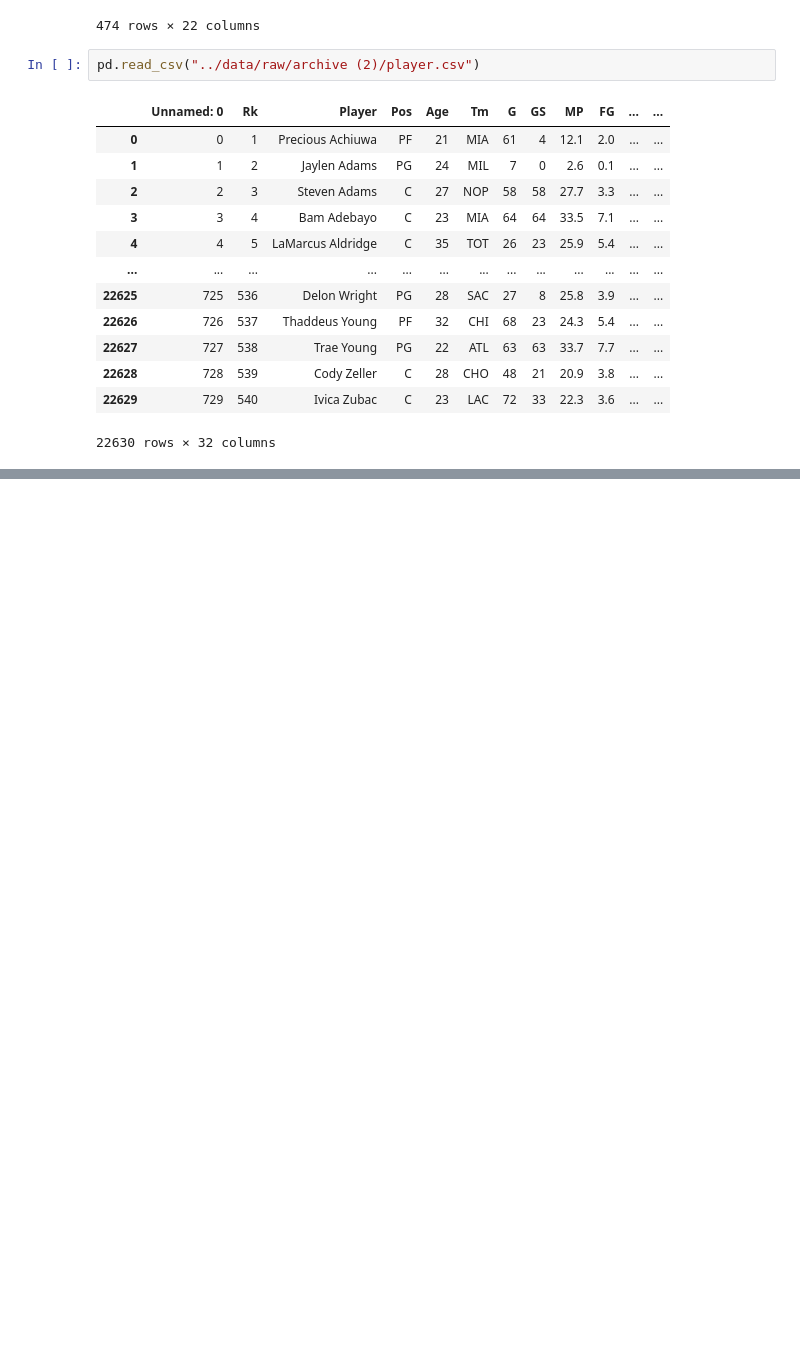
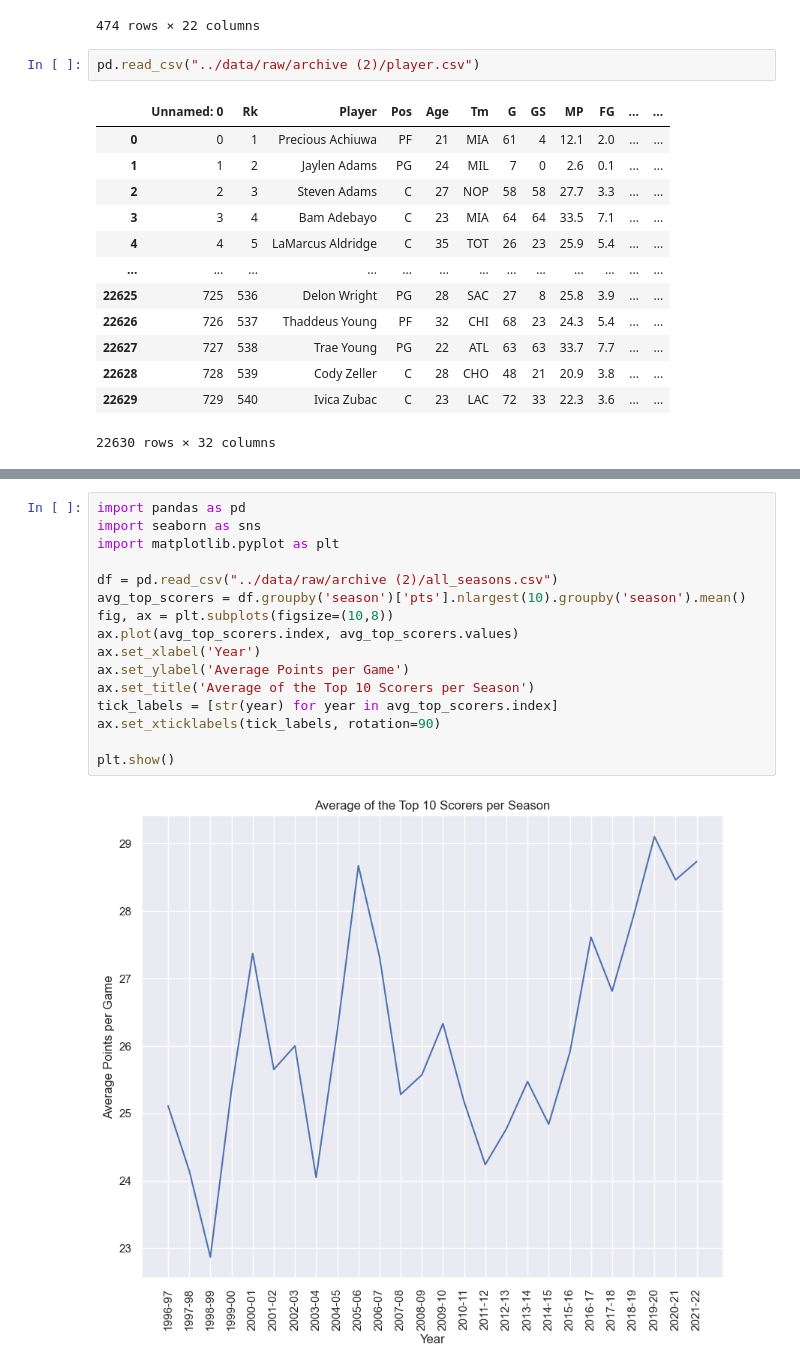
Before and after one commit to ubco-W2022T2-data301/project-group-group39, a Jupyter notebook: analysis/analysis3.ipynb, the cells around one changed output, grey strips where cells are left out. Cells and saved outputs as stored; diff of their text form; blank space fills up the shorter version.

```diff
--- a/analysis/analysis3.ipynb
+++ b/analysis/analysis3.ipynb
@@ -75,0 +117,18 @@ pd.read_csv("../data/raw/archive (2)/teams.csv")
+# %%
+import pandas as pd
+import seaborn as sns
+import matplotlib.pyplot as plt
+
+df = pd.read_csv("../data/raw/archive (2)/all_seasons.csv")
+avg_top_scorers = df.groupby('season')['pts'].nlargest(10).groupby('season').mean()
+fig, ax = plt.subplots(figsize=(10,8))
+ax.plot(avg_top_scorers.index, avg_top_scorers.values)
+ax.set_xlabel('Year')
+ax.set_ylabel('Average Points per Game')
+ax.set_title('Average of the Top 10 Scorers per Season')
+tick_labels = [str(year) for year in avg_top_scorers.index]
+ax.set_xticklabels(tick_labels, rotation=90)
+
+plt.show()
+# %% [output]
+[figure, added]
```
Also changed, not shown: parts of 6 cells of this notebook, 1 other file.
